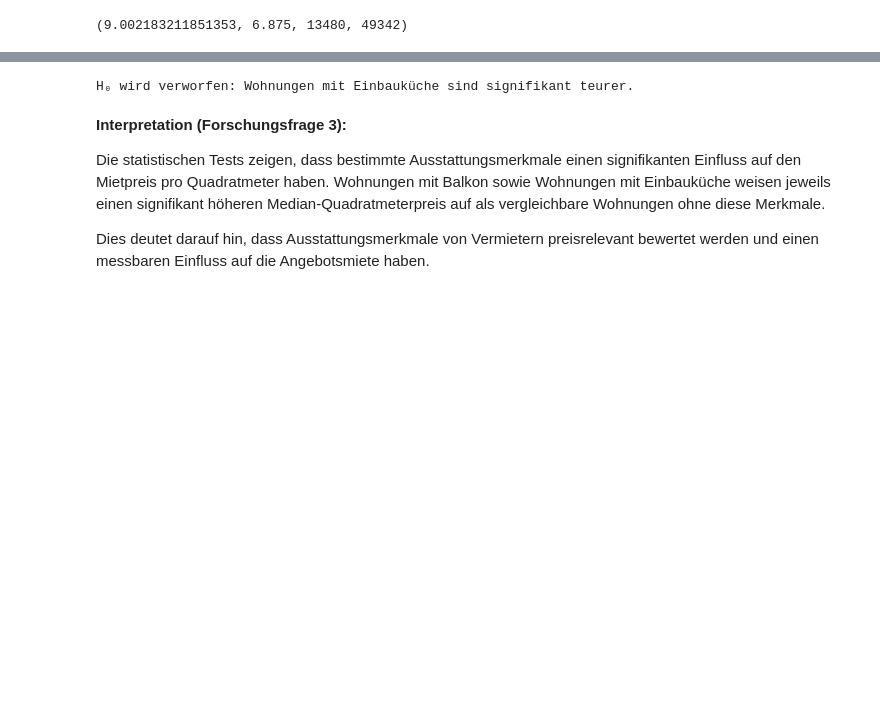
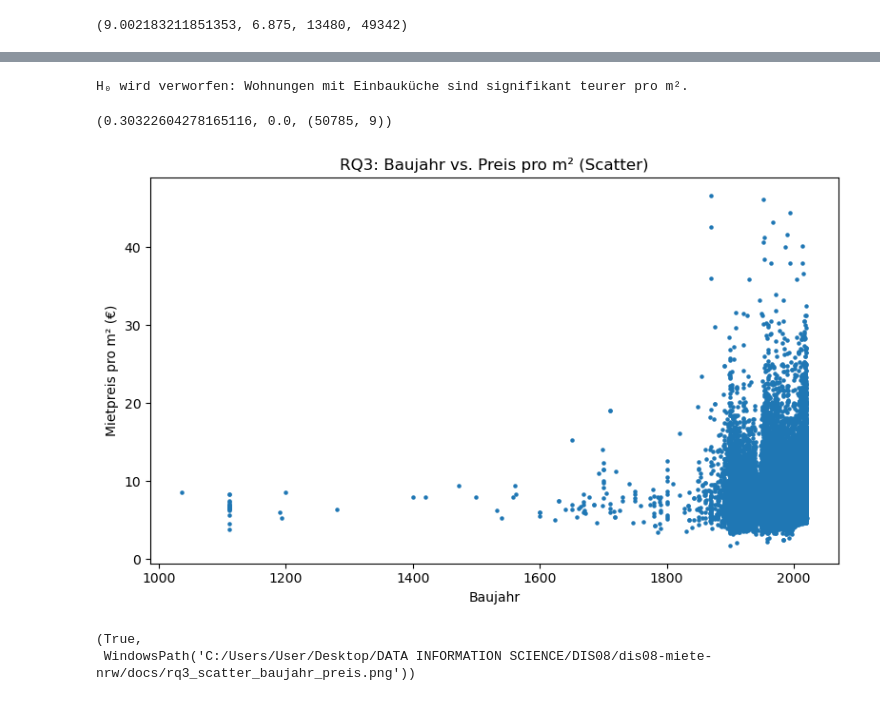
Before and after one commit to LionIron/dis08-miete-nrw, a Jupyter notebook: notebooks/04_model_hypothesis_testing.ipynb, the cells around one changed output, grey strips where cells are left out. Drawn from its saved outputs; the diff is of its cells as text; code cells hidden in the pictures; blank space fills up the shorter version.

```diff
--- a/notebooks/04_model_hypothesis_testing.ipynb
+++ b/notebooks/04_model_hypothesis_testing.ipynb
@@ -52,0 +21,5 @@ ohne Balkon.
+# %%
+path_clean = Path("../../data/processed/nrw_clean.csv")
+df = pd.read_csv(path_clean)
+
+df.shape, df.columns
@@ -104,19 +143,38 @@ u_stat_kitchen, p_value_kitchen
 # %%
-if p_value_kitchen < 0.05:
-    print("H₀ wird verworfen: Wohnungen mit Einbauküche sind signifikant teurer.")
+if p_kitchen < 0.05:
+    print("H₀ wird verworfen: Wohnungen mit Einbauküche sind signifikant teurer pro m².")
 else:
     print("H₀ kann nicht verworfen werden.")
 # %% [output]
-H₀ wird verworfen: Wohnungen mit Einbauküche sind signifikant teurer.
+H₀ wird verworfen: Wohnungen mit Einbauküche sind signifikant teurer pro m².
-# %% [markdown]
-**Interpretation (Forschungsfrage 3):**
-
-Die statistischen Tests zeigen, dass bestimmte Ausstattungsmerkmale einen
-signifikanten Einfluss auf den Mietpreis pro Quadratmeter haben.
-Wohnungen mit Balkon sowie Wohnungen mit Einbauküche weisen jeweils
-einen signifikant höheren Median-Quadratmeterpreis auf als vergleichbare
-Wohnungen ohne diese Merkmale.
-
-Dies deutet darauf hin, dass Ausstattungsmerkmale von Vermietern
-preisrelevant bewertet werden und einen messbaren Einfluss auf die
-Angebotsmiete haben.
+# %%
+df_year = df.dropna(subset=["yearConstructed"]).copy()
+rho, p_year = spearmanr(df_year["yearConstructed"], df_year["price_per_sqm"])
+
+rho, p_year, df_year.shape
+# %% [output]
+(0.30322604278165116, 0.0, (50785, 9))
+# %%
+plt.figure(figsize=(8,5))
+plt.scatter(df_year["yearConstructed"], df_year["price_per_sqm"], s=5)
+plt.xlabel("Baujahr")
+plt.ylabel("Mietpreis pro m² (€)")
+plt.title("RQ3: Baujahr vs. Preis pro m² (Scatter)")
+plt.tight_layout()
+
+from pathlib import Path
+import matplotlib.pyplot as plt
+
+docs_path = Path("../docs")
+docs_path.mkdir(parents=True, exist_ok=True)
+
+file_path = docs_path / "rq3_scatter_baujahr_preis.png"
+
+plt.savefig(file_path, dpi=300, bbox_inches="tight")
+plt.show()
+
+file_path.exists(), file_path.resolve()
+# %% [output]
+[figure, added]
+(True,
+ WindowsPath('C:/Users/User/Desktop/DATA INFORMATION SCIENCE/DIS08/dis08-miete-nrw/docs/rq3_scatter_baujahr_preis.png'))
```
Also changed, not shown: parts of 28 cells of this notebook, 26 other files.
